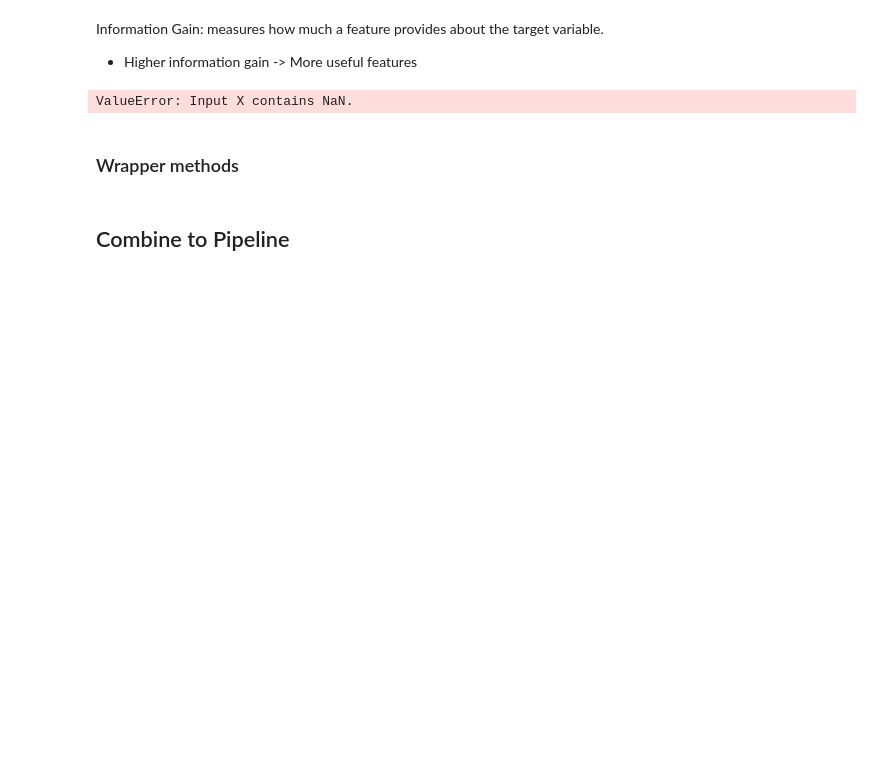
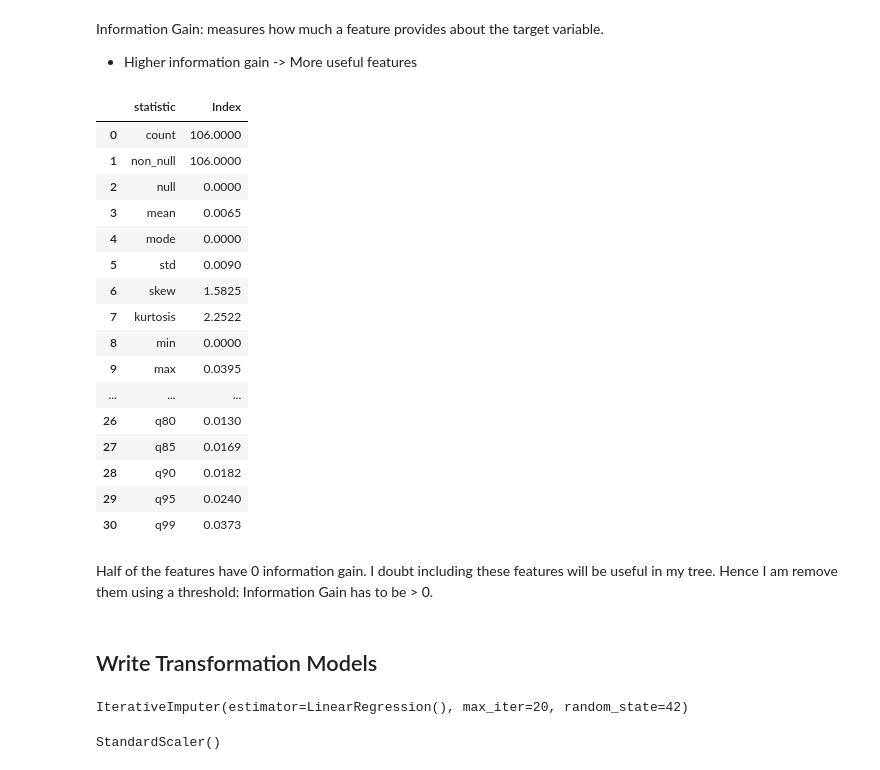
Before and after one commit to maithtruong/ai-customer-growth-retention, a Jupyter notebook: notebooks/02_churn_classification.ipynb, the cells around one changed output. Drawn from its saved outputs; the diff is of its cells as text; code cells hidden in the pictures; blank space fills up the shorter version.

```diff
--- a/notebooks/02_churn_classification.ipynb
+++ b/notebooks/02_churn_classification.ipynb
@@ -914,9 +1664,42 @@ from sklearn.feature_selection import mutual_info_classif
-# %%
-target = 'is_churn_30_days'
-mutual_info_classif(X_train_numeric_scaled_selected_df, y_train[target], random_state=42)
-# %% [output]
-ValueError: Input X contains NaN.
-# %% [markdown]
-### Wrapper methods
-# %% [markdown]
-## Combine to Pipeline
+# %%
+target = 'is_churn_30_days'
+
+X_train_numeric_imputed_scaled_selected_df1, mi_scores1, selected_features1 = mutual_information_feature_selection(
+    X_train=X_train_numeric_imputed_scaled_df,
+    y_train=y_train,
+    target='is_churn_30_days',
+    cutoff=0.0,
+    random_state=42
+)
+# %%
+mk.distribution_statistics_table(mi_scores1, value_col='mutual_info')
+# %% [output]
+|  | statistic | Index |
+| 0 | count | 106.0000 |
+| 1 | non_null | 106.0000 |
+| 2 | null | 0.0000 |
+| 3 | mean | 0.0065 |
+| 4 | mode | 0.0000 |
+| 5 | std | 0.0090 |
+| 6 | skew | 1.5825 |
+| 7 | kurtosis | 2.2522 |
+| 8 | min | 0.0000 |
+| 9 | max | 0.0395 |
+| ... | ... | ... |
+| 26 | q80 | 0.0130 |
+| 27 | q85 | 0.0169 |
+| 28 | q90 | 0.0182 |
+| 29 | q95 | 0.0240 |
+| 30 | q99 | 0.0373 |
+# %% [markdown]
+Half of the features have 0 information gain. I doubt including these features will be useful in my tree. Hence I am remove them using a threshold: Information Gain has to be > 0.
+# %% [markdown]
+## Write Transformation Models
+# %%
+numeric_imputer
+# %% [output]
+IterativeImputer(estimator=LinearRegression(), max_iter=20, random_state=42)
+# %%
+scaler
+# %% [output]
+StandardScaler()
```
Also changed, not shown: parts of 131 cells of this notebook, 10 other files.
